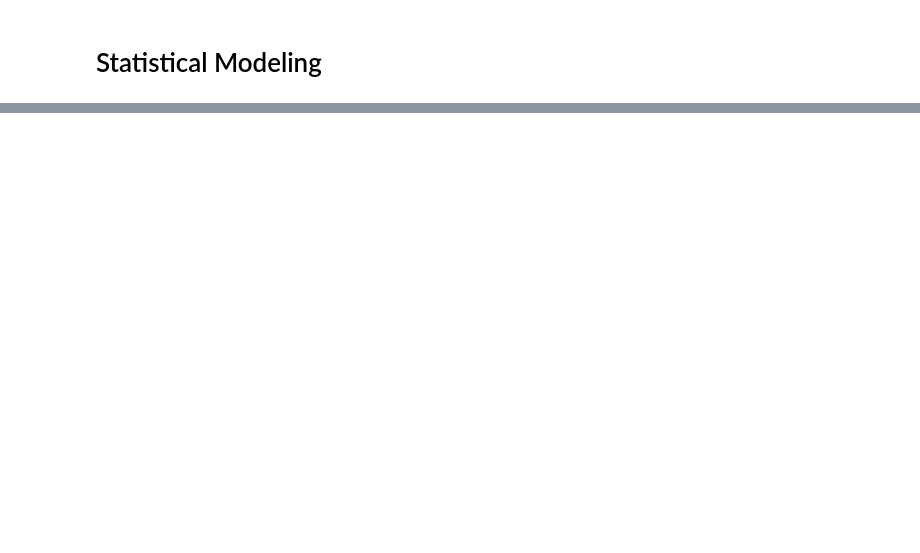
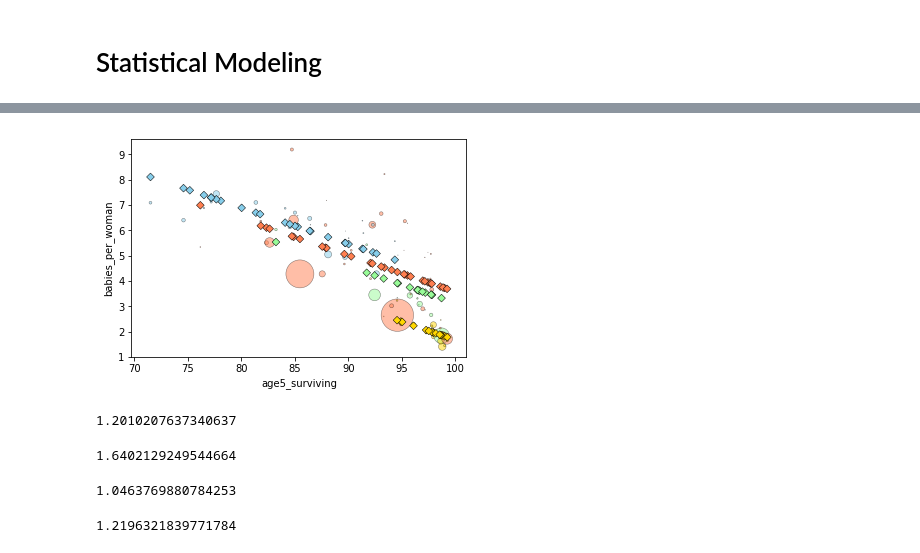
Before and after one commit to fabianfranklinhuffstead/VariousDatasetAnalysis, a Jupyter notebook: Exercise Files/chapter5/workbook_05_04.ipynb, the cells around one changed output, grey strips where cells are left out. Cells and saved outputs as stored; diff of their text form; code cells hidden in the pictures; blank space fills up the shorter version.

```diff
--- a/Exercise Files/chapter5/workbook_05_04.ipynb
+++ b/Exercise Files/chapter5/workbook_05_04.ipynb
@@ -20,0 +65,10 @@ gdata = gapminder.query("year == 1985")
+# %%
+plotfit(surviving,testing)
+# %% [output]
+[figure, added]
+# %%
+resid = surviving.predict(testing) - testing.babies_per_woman
+df = len(testing) - surviving.df_model -1
+np.sum(resid**2) /df
+# %% [output]
+1.2010207637340637
@@ -20,0 +93,12 @@ gdata = gapminder.query("year == 1985")
+# %%
+cross_validate(gdata, f_groupmeans, 'babies_per_woman')
+# %% [output]
+1.6402129249544664
+# %%
+cross_validate(gdata, f_surviving, 'babies_per_woman')
+# %% [output]
+1.0463769880784253
+# %%
+cross_validate(gdata, f_srp, 'babies_per_woman')
+# %% [output]
+1.2196321839771784
```
Also changed, not shown: parts of 12 cells of this notebook.
